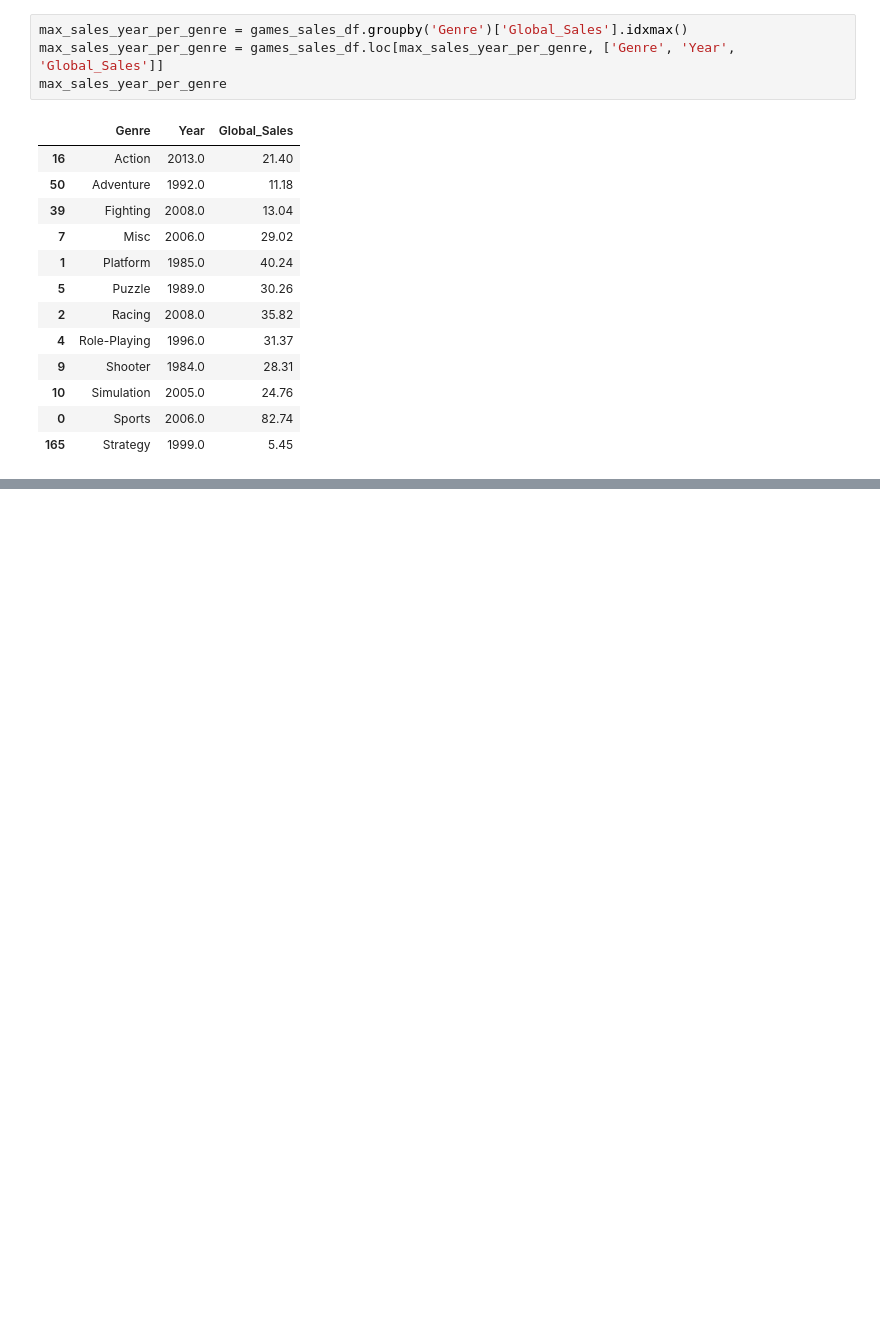
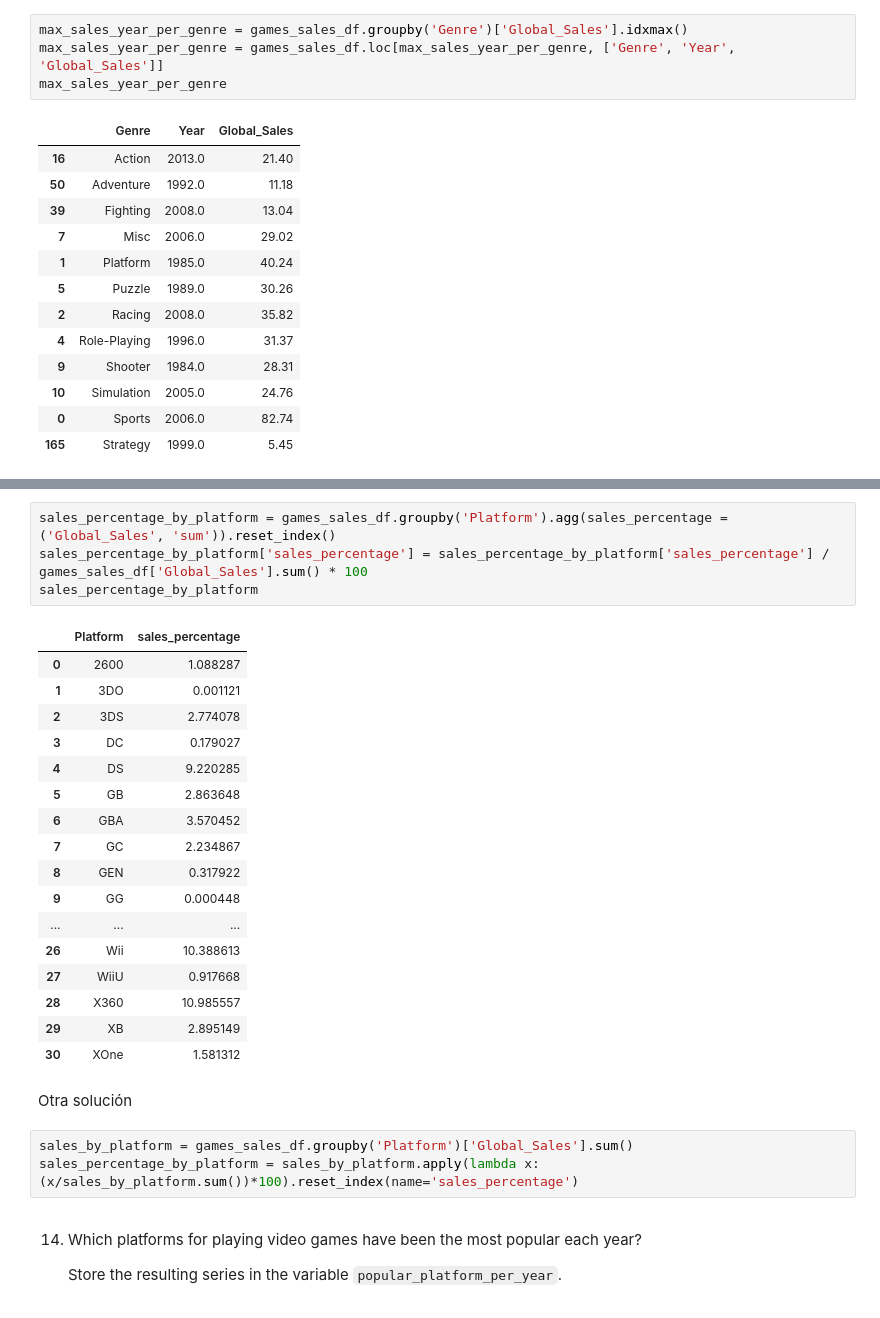
Before and after one commit to DVadeus/Data-Analysis, a Jupyter notebook: 4 Data Wrangling with Pandas.ipynb, the cells around one changed output, grey strips where cells are left out. Cells and saved outputs as stored; diff of their text form; blank space fills up the shorter version.

```diff
--- a/4 Data Wrangling with Pandas.ipynb
+++ b/4 Data Wrangling with Pandas.ipynb
@@ -348,0 +445,31 @@ max_sales_year_per_genre
+# %%
+sales_percentage_by_platform = games_sales_df.groupby('Platform').agg(sales_percentage = ('Global_Sales', 'sum')).reset_index()
+sales_percentage_by_platform['sales_percentage'] = sales_percentage_by_platform['sales_percentage'] / games_sales_df['Global_Sales'].sum() * 100
+sales_percentage_by_platform
+# %% [output]
+|  | Platform | sales_percentage |
+| 0 | 2600 | 1.088287 |
+| 1 | 3DO | 0.001121 |
+| 2 | 3DS | 2.774078 |
+| 3 | DC | 0.179027 |
+| 4 | DS | 9.220285 |
+| 5 | GB | 2.863648 |
+| 6 | GBA | 3.570452 |
+| 7 | GC | 2.234867 |
+| 8 | GEN | 0.317922 |
+| 9 | GG | 0.000448 |
+| ... | ... | ... |
+| 26 | Wii | 10.388613 |
+| 27 | WiiU | 0.917668 |
+| 28 | X360 | 10.985557 |
+| 29 | XB | 2.895149 |
+| 30 | XOne | 1.581312 |
+# %% [markdown]
+Otra solución
+# %%
+sales_by_platform = games_sales_df.groupby('Platform')['Global_Sales'].sum()
+sales_percentage_by_platform = sales_by_platform.apply(lambda x: (x/sales_by_platform.sum())*100).reset_index(name='sales_percentage')
+# %% [markdown]
+14. Which platforms for playing video games have been the most popular each year?
+
+    Store the resulting series in the variable ``popular_platform_per_year``.
```
Also changed, not shown: parts of 14 cells of this notebook.
